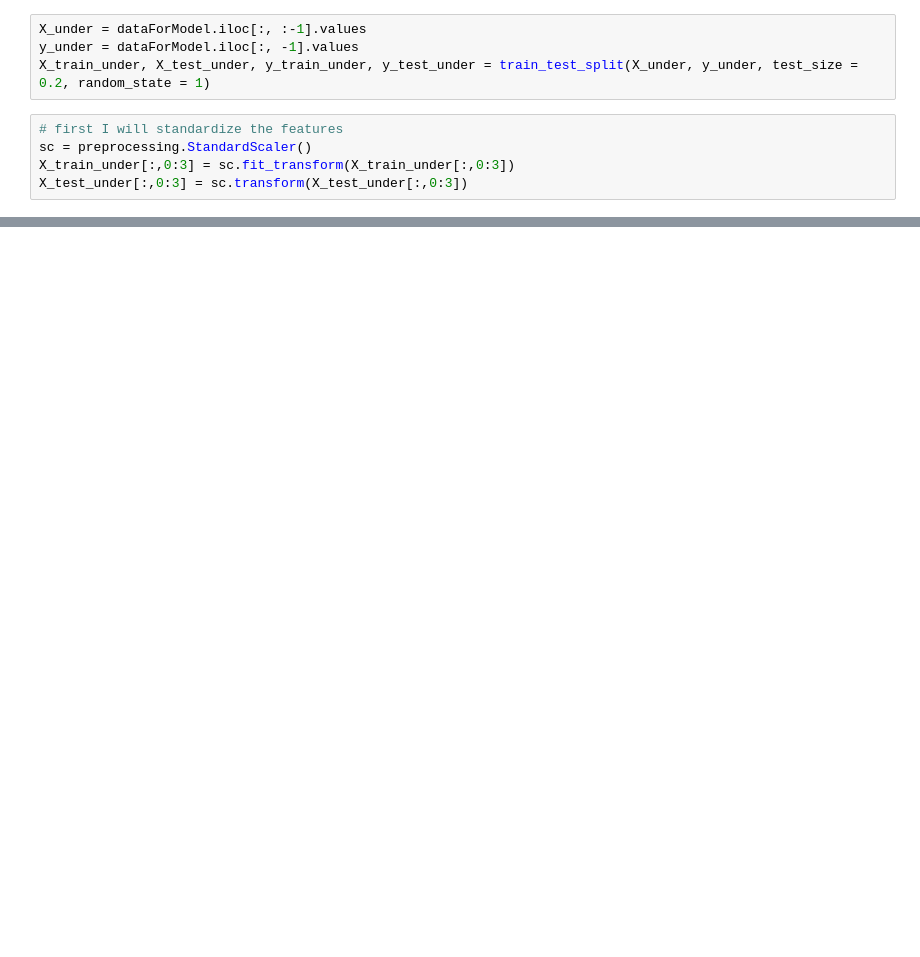
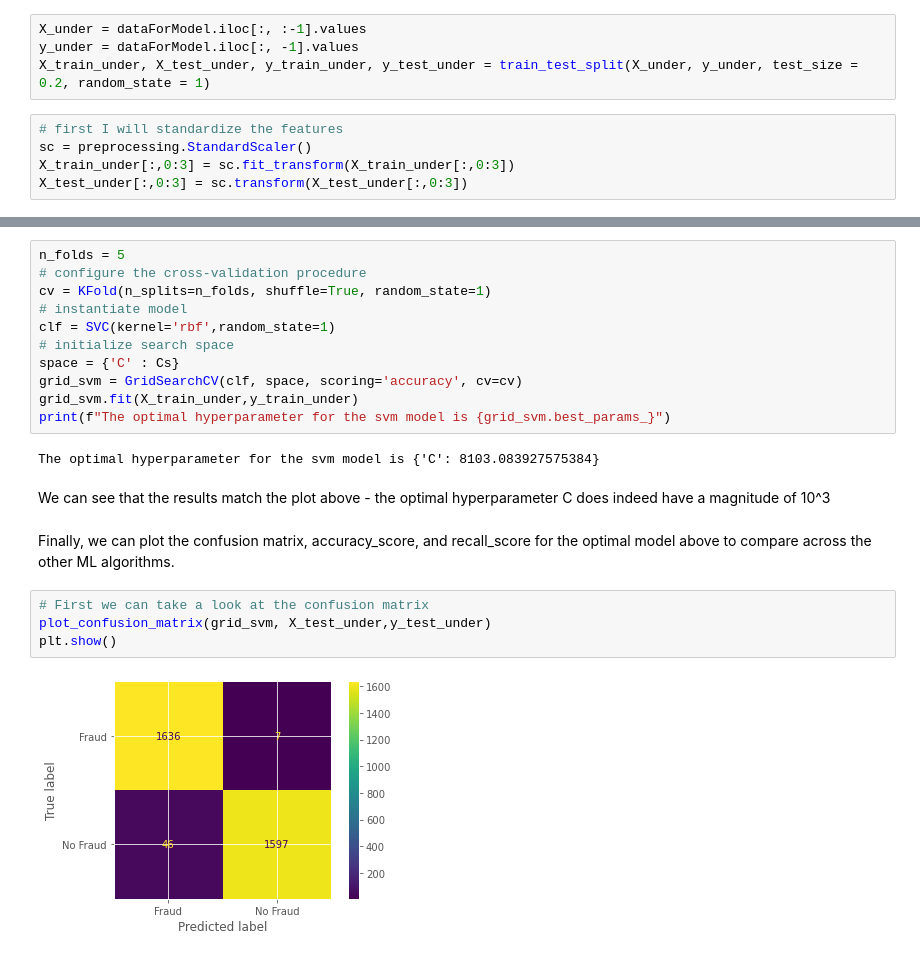
Before and after one commit to yazanattar99/creditCardFraudDetection, a Jupyter notebook: src/main.ipynb, the cells around one changed output, grey strips where cells are left out. Saved outputs shown, nothing was run; the diff lists cells and outputs as text; blank space fills up the shorter version.

```diff
--- a/src/main.ipynb
+++ b/src/main.ipynb
@@ -236,0 +251,23 @@ Text(0.5, 1.0, 'model accuracy vs hyperparameter(C)')
+# %%
+n_folds = 5
+# configure the cross-validation procedure
+cv = KFold(n_splits=n_folds, shuffle=True, random_state=1)
+# instantiate model
+clf = SVC(kernel='rbf',random_state=1)
+# initialize search space
+space = {'C' : Cs}
+grid_svm = GridSearchCV(clf, space, scoring='accuracy', cv=cv)
+grid_svm.fit(X_train_under,y_train_under)
+print(f"The optimal hyperparameter for the svm model is {grid_svm.best_params_}")
+# %% [output]
+The optimal hyperparameter for the svm model is {'C': 8103.083927575384}
+# %% [markdown]
+We can see that the results match the plot above - the optimal hyperparameter C does indeed have a magnitude of 10^3
+# %% [markdown]
+Finally, we can plot the confusion matrix, accuracy_score, and recall_score for the optimal model above to compare across the other ML algorithms.
+# %%
+# First we can take a look at the confusion matrix
+plot_confusion_matrix(grid_svm, X_test_under,y_test_under)
+plt.show()
+# %% [output]
+[figure, added]
```
Also changed, not shown: parts of 7 cells of this notebook.
